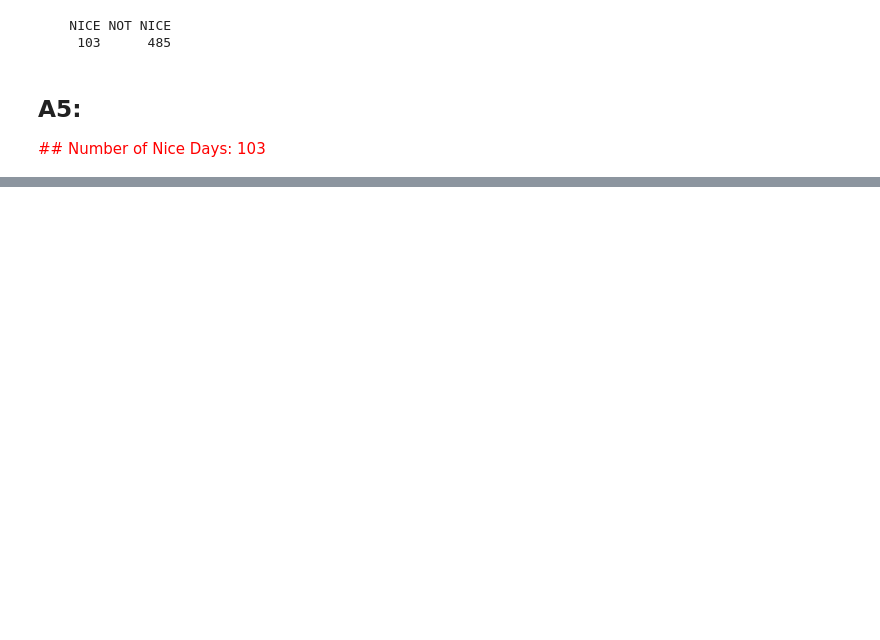
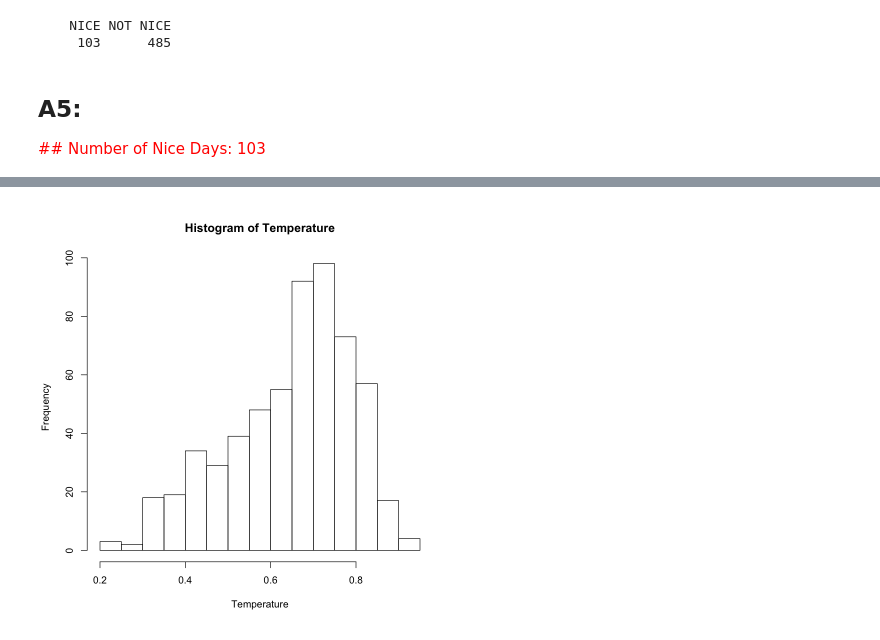
Before and after one commit to valazeinali/Dartmouth, a Jupyter notebook: pre-bootcamp:bootcamp/Intro to R Exercises.ipynb, the cells around one changed output, grey strips where cells are left out. Cells and saved outputs as stored; diff of their text form; code cells hidden in the pictures; blank space fills up the shorter version.

```diff
--- a/pre-bootcamp:bootcamp/Intro to R Exercises.ipynb
+++ b/pre-bootcamp:bootcamp/Intro to R Exercises.ipynb
@@ -206,0 +223,6 @@ table(niceWeather$nice_or_not)
+# %%
+# super simple version
+Temperature <- niceWeather$humidity
+hist(Temperature)
+# %% [output]
+[figure, added]
```
Also changed, not shown: parts of 11 cells of this notebook.
